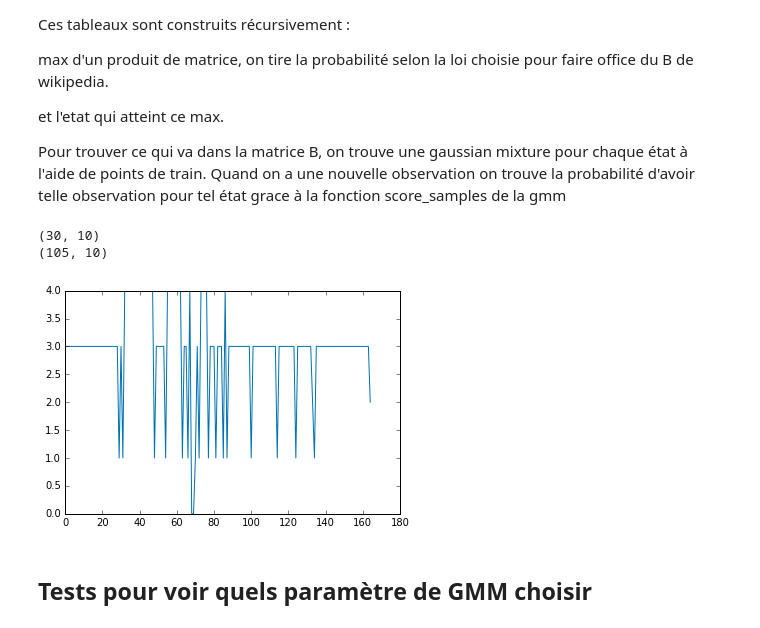
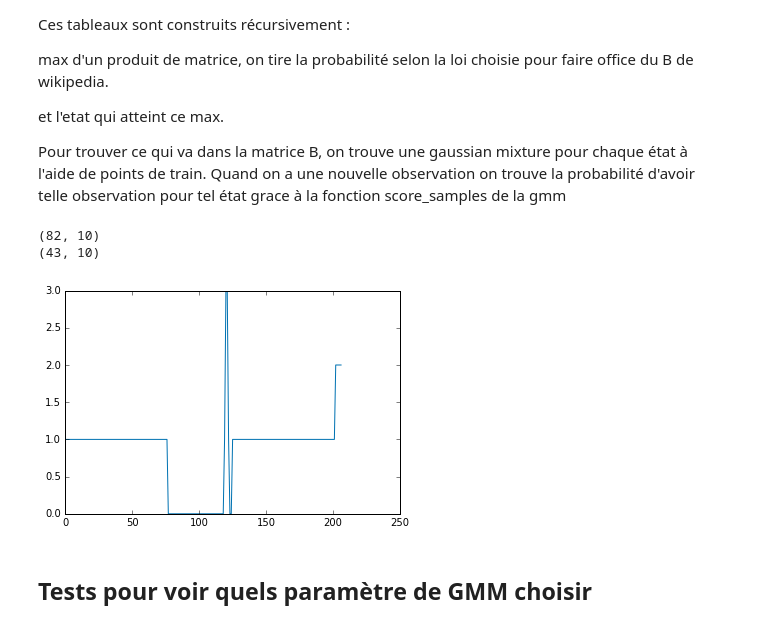
Before and after one commit to Vincent-Robert/Projet-SIGMA, a Jupyter notebook: Script court.ipynb, the cells around one changed output. Drawn from its saved outputs; the diff is of its cells as text; code cells hidden in the pictures.

```diff
--- a/Script court.ipynb
+++ b/Script court.ipynb
@@ -336,7 +336,7 @@ nb_features = train_features.shape[1]
 liste_states = [0,1,2,3,4,5]
 n_gaussians = 3
 set_features_etats = []
-train_liste = ['assis_train.csv', 'debout_train.csv', 'marche_train.csv', 'descend.csv', 'monte.csv', 'courir_train.csv']
+train_liste = ['assis_train.csv', 'debout_train.csv', 'marche_train.csv', 'descente_rapide_train.csv', 'monte.csv', 'courir_train.csv']
 for name in train_liste:
     features = create_test(name, window_length, recouvrement, n) # test car on veut juste les features, pas de labels
     set_features_etats.append(scaler.transform(features))
@@ -350,10 +350,10 @@ for k in liste_states:
 K = len(liste_states)
 prior = np.ones(K)
 prior = prior/np.sum(prior) # stochastique
-test_observation1 = 'descend3.csv'
+test_observation1 = 'debout_test.csv'
 features_observation1 = create_test(test_observation1, window_length, recouvrement, n)
 print(features_observation1.shape)
-test_observation2 = 'marche_test.csv'
+test_observation2 = 'assis_test.csv'
 features_observation2 = create_test(test_observation2, window_length, recouvrement, n)
 print(features_observation2.shape)
 features_observation = np.concatenate((scaler.transform(features_observation1),
@@ -375,36 +375,36 @@ A = np.array([[3/6., 3/6., 0, 0, 0, 0],
              [1/6., 1/6., 1/6., 1/6., 1/6., 1/6.],
              [0, 0.1, 0.7, 0.05, 0.05, 0.1],
              [0, 0.1, 0.7, 0.1, 0, 0.1],
              [0.4, 0.2, 0.2, 0, 0.1, 0.1],
              [0, 0.2, 0.5, 0.05, 0.05, 0.2]])
 
 #A = np.ones((6,6))/6.
 z = np.zeros(T)
 for i in liste_states:
     tmp = np.log(prior[i]) + max(liste_gmm[i].score_samples(features_observation[0]), -100)
     T1[i, 0] = tmp
 for i in range(1, T):
     for j in range(K):
         new_liste = [np.exp(T1[l, i - 1]) * A[l, j] for l in range(K)]
         tmp = max(liste_gmm[j].score_samples(features_observation[i]), -100) + np.log(np.max(new_liste))
         T1[j, i] = tmp
         T2[j, i] = np.argmax(new_liste)
     if np.sum(np.abs(T1[:, i])) > 200:
         T1[:, i] = T1[:, i]/2.
 z[T - 1] = np.argmax(T1[:, T - 1])
 for i in range(T - 2, -1, -1):
     z[i] = T2[int(z[i + 1]), i + 1]
 #for i in range(1, T):
 #    print(T1[:, i])
 
 plt.figure()
 plt.plot(z)
 plt.show()
 #print(z)
 # %% [output]
-(30, 10)
-(105, 10)
+(82, 10)
+(43, 10)
-[figure, old version]
+[figure, new version]
 # %%
 ## On bruite les données pour tester la capacité de généralisation de Viterbi
 eps = 0.001
```
Also changed, not shown: parts of 2 cells of this notebook, 5 other files.
